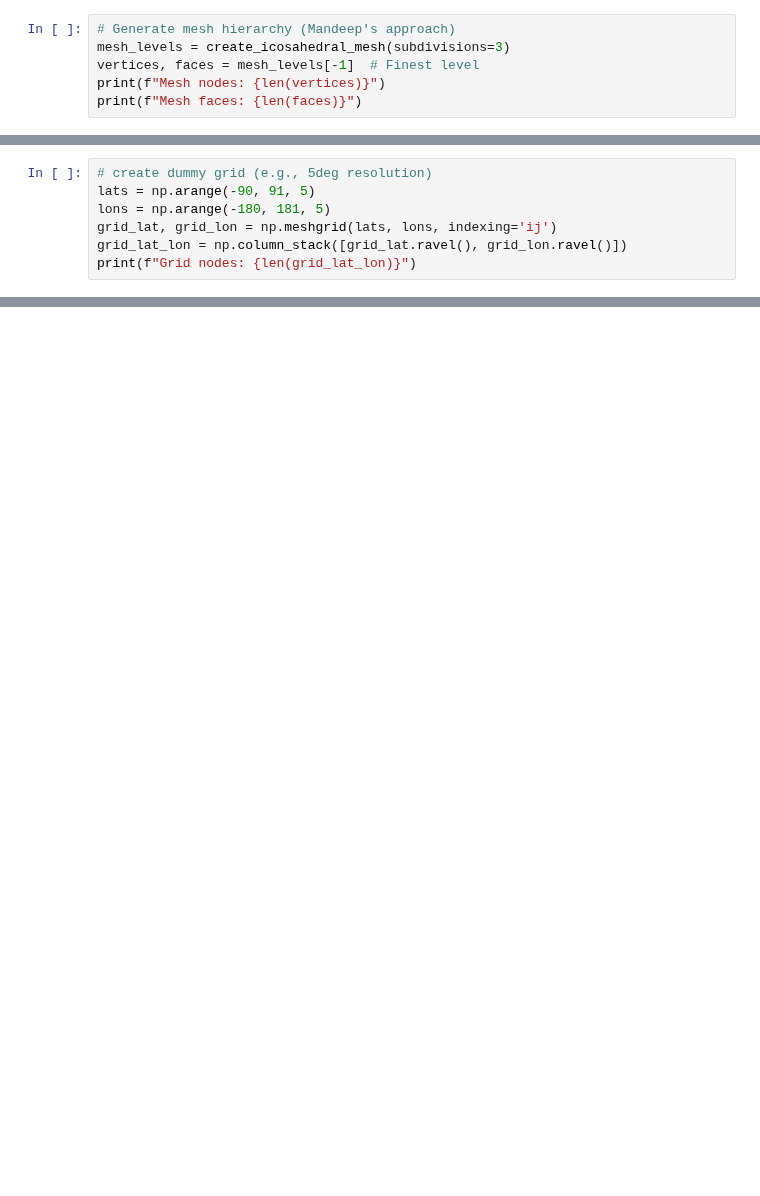
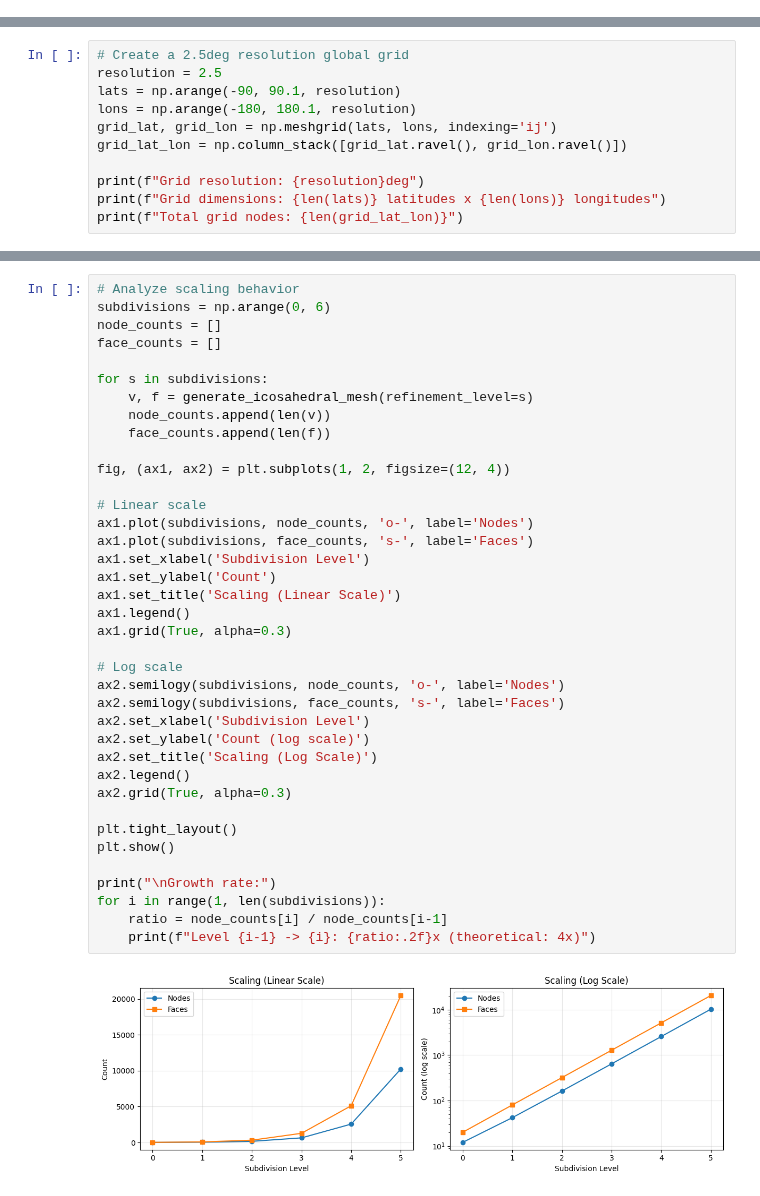
Before and after one commit to mllam/weather-model-graphs, a Jupyter notebook: docs/icosahedral_global_graph.ipynb, the cells around one changed output, grey strips where cells are left out. Drawn from its saved outputs; the diff is of its cells as text; blank space fills up the shorter version.

```diff
--- a/docs/icosahedral_global_graph.ipynb
+++ b/docs/icosahedral_global_graph.ipynb
@@ -52,6 +36,0 @@ def cartesian_to_lat_lon(vertices):
-# %%
-# Generate mesh hierarchy (Mandeep's approach)
-mesh_levels = create_icosahedral_mesh(subdivisions=3)
-vertices, faces = mesh_levels[-1]  # Finest level
-print(f"Mesh nodes: {len(vertices)}")
-print(f"Mesh faces: {len(faces)}")
@@ -61,8 +78,12 @@ Mesh faces: 1280
 # %%
-# create dummy grid (e.g., 5deg resolution)
-lats = np.arange(-90, 91, 5)
-lons = np.arange(-180, 181, 5)
+# Create a 2.5deg resolution global grid
+resolution = 2.5
+lats = np.arange(-90, 90.1, resolution)
+lons = np.arange(-180, 180.1, resolution)
 grid_lat, grid_lon = np.meshgrid(lats, lons, indexing='ij')
 grid_lat_lon = np.column_stack([grid_lat.ravel(), grid_lon.ravel()])
-print(f"Grid nodes: {len(grid_lat_lon)}")
+
+print(f"Grid resolution: {resolution}deg")
+print(f"Grid dimensions: {len(lats)} latitudes x {len(lons)} longitudes")
+print(f"Total grid nodes: {len(grid_lat_lon)}")
 # %% [output]
@@ -164,0 +463,40 @@ Average connections per mesh node: 6.70
+# %%
+# Analyze scaling behavior
+subdivisions = np.arange(0, 6)
+node_counts = []
+face_counts = []
+
+for s in subdivisions:
+    v, f = generate_icosahedral_mesh(refinement_level=s)
+    node_counts.append(len(v))
+    face_counts.append(len(f))
+
+fig, (ax1, ax2) = plt.subplots(1, 2, figsize=(12, 4))
+
+# Linear scale
+ax1.plot(subdivisions, node_counts, 'o-', label='Nodes')
+ax1.plot(subdivisions, face_counts, 's-', label='Faces')
+ax1.set_xlabel('Subdivision Level')
+ax1.set_ylabel('Count')
+ax1.set_title('Scaling (Linear Scale)')
+ax1.legend()
+ax1.grid(True, alpha=0.3)
+
+# Log scale
+ax2.semilogy(subdivisions, node_counts, 'o-', label='Nodes')
+ax2.semilogy(subdivisions, face_counts, 's-', label='Faces')
+ax2.set_xlabel('Subdivision Level')
+ax2.set_ylabel('Count (log scale)')
+ax2.set_title('Scaling (Log Scale)')
+ax2.legend()
+ax2.grid(True, alpha=0.3)
+
+plt.tight_layout()
+plt.show()
+
+print("\nGrowth rate:")
+for i in range(1, len(subdivisions)):
+    ratio = node_counts[i] / node_counts[i-1]
+    print(f"Level {i-1} -> {i}: {ratio:.2f}x (theoretical: 4x)")
+# %% [output]
+[figure, added]
```
Also changed, not shown: parts of 29 cells of this notebook, 4 other files.
